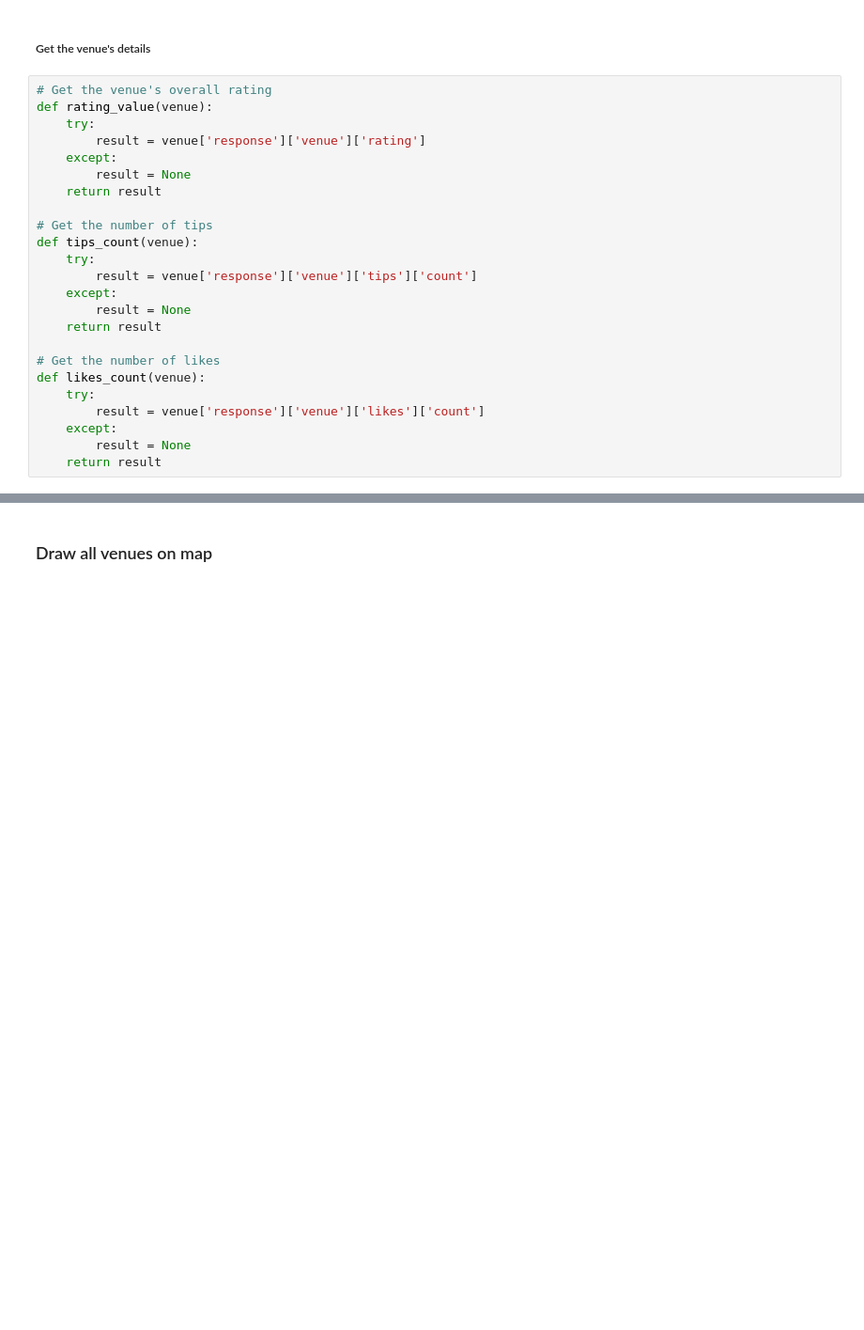
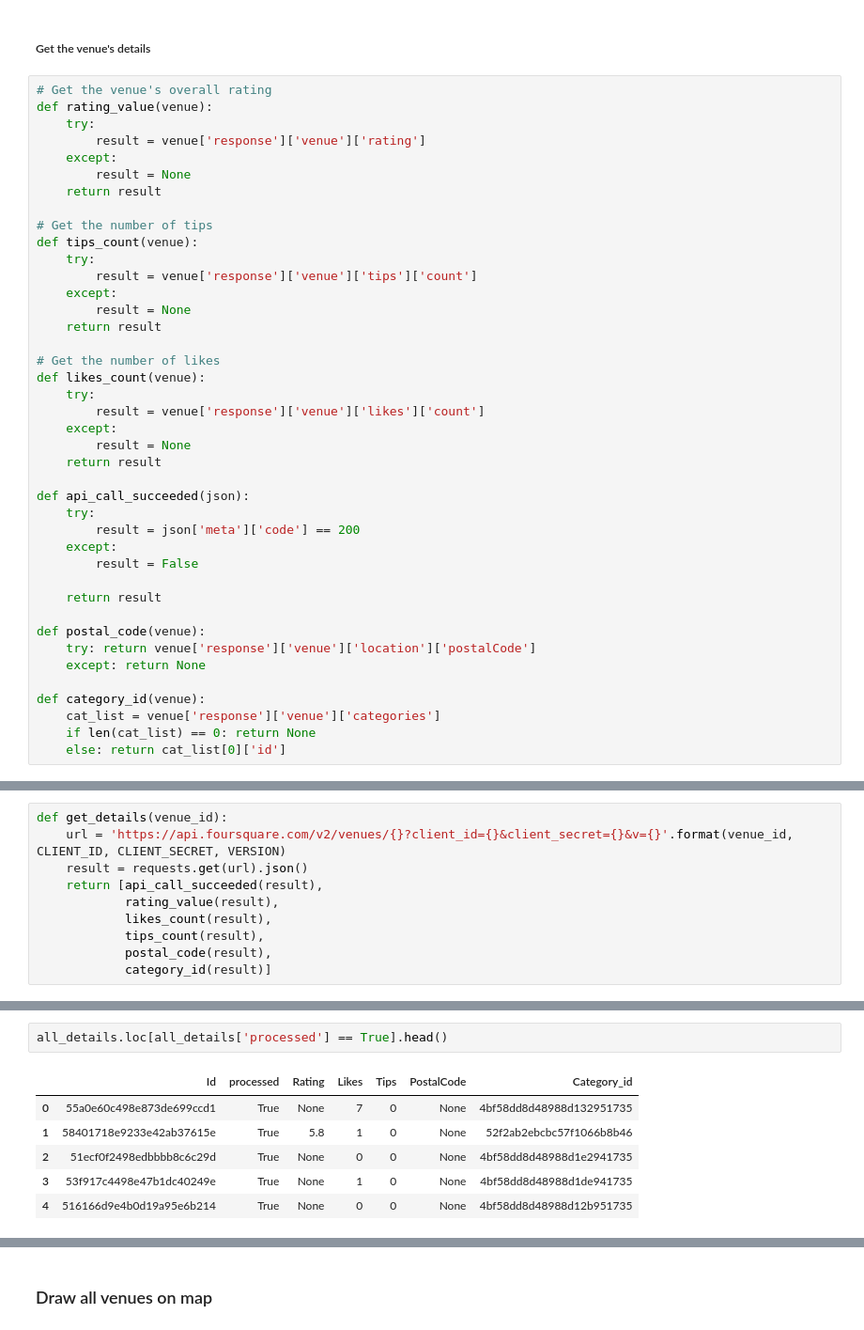
Before and after one commit to Pol75/Coursera_Capstone, a Jupyter notebook: capstone_draft.ipynb, the cells around one changed output, grey strips where cells are left out. Shown at 94% size. Saved outputs shown, nothing was run; the diff lists cells and outputs as text; blank space fills up the shorter version.

```diff
--- a/capstone_draft.ipynb
+++ b/capstone_draft.ipynb
@@ -257,5 +257,22 @@ def likes_count(venue):
     except:
         result = None
     return result
+
+def api_call_succeeded(json):
+    try:
+        result = json['meta']['code'] == 200
+    except:
+        result = False
+
+    return result
+
+def postal_code(venue):
+    try: return venue['response']['venue']['location']['postalCode']
+    except: return None
+
+def category_id(venue):
+    cat_list = venue['response']['venue']['categories']
+    if len(cat_list) == 0: return None
+    else: return cat_list[0]['id']
 # %%
 result = requests.get(url).json()
@@ -268,0 +292,10 @@ likes count: 57
+# %%
+def get_details(venue_id):
+    url = 'https://api.foursquare.com/v2/venues/{}?client_id={}&client_secret={}&v={}'.format(venue_id, CLIENT_ID, CLIENT_SECRET, VERSION)
+    result = requests.get(url).json()
+    return [api_call_succeeded(result),
+            rating_value(result),
+            likes_count(result),
+            tips_count(result),
+            postal_code(result),
+            category_id(result)]
@@ -268,0 +321,9 @@ likes count: 57
+# %%
+all_details.loc[all_details['processed'] == True].head()
+# %% [output]
+|  | Id | processed | Rating | Likes | Tips | PostalCode | Category_id |
+| 0 | 55a0e60c498e873de699ccd1 | True | None | 7 | 0 | None | 4bf58dd8d48988d132951735 |
+| 1 | 58401718e9233e42ab37615e | True | 5.8 | 1 | 0 | None | 52f2ab2ebcbc57f1066b8b46 |
+| 2 | 51ecf0f2498edbbbb8c6c29d | True | None | 0 | 0 | None | 4bf58dd8d48988d1e2941735 |
+| 3 | 53f917c4498e47b1dc40249e | True | None | 1 | 0 | None | 4bf58dd8d48988d1de941735 |
+| 4 | 516166d9e4b0d19a95e6b214 | True | None | 0 | 0 | None | 4bf58dd8d48988d12b951735 |
```
Also changed, not shown: parts of 12 cells of this notebook.
